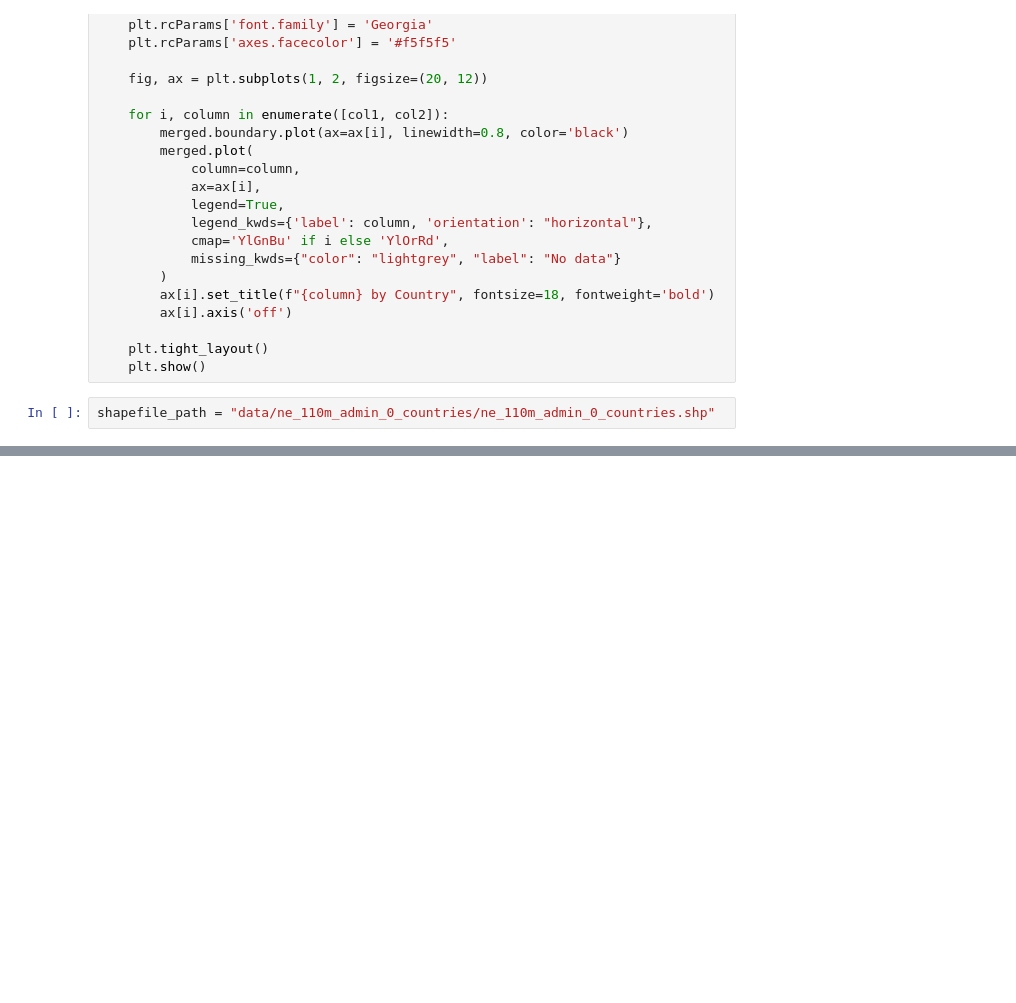
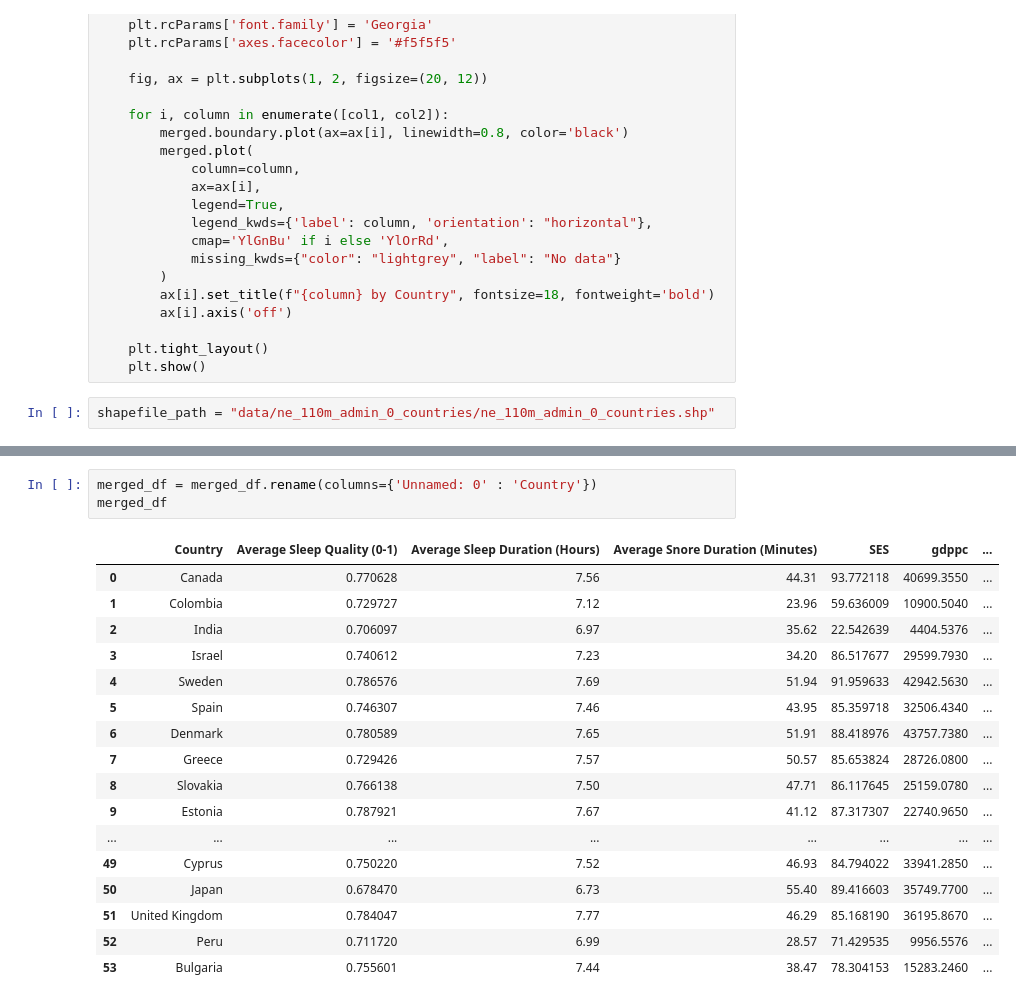
Before and after one commit to matthew-vaught/cogs9-project, a Jupyter notebook: geo.ipynb, the cells around one changed output, grey strips where cells are left out. Drawn from its saved outputs; the diff is of its cells as text; blank space fills up the shorter version.

```diff
--- a/geo.ipynb
+++ b/geo.ipynb
@@ -49,0 +63,21 @@ shapefile_path = "data/ne_110m_admin_0_countries/ne_110m_admin_0_countries.shp"
+# %%
+merged_df = merged_df.rename(columns={'Unnamed: 0' : 'Country'})
+merged_df
+# %% [output]
+|  | Country | Average Sleep Quality (0-1) | Average Sleep Duration (Hours) | Average Snore Duration (Minutes) | SES | gdppc | ... |
+| 0 | Canada | 0.770628 | 7.56 | 44.31 | 93.772118 | 40699.3550 | ... |
+| 1 | Colombia | 0.729727 | 7.12 | 23.96 | 59.636009 | 10900.5040 | ... |
+| 2 | India | 0.706097 | 6.97 | 35.62 | 22.542639 | 4404.5376 | ... |
+| 3 | Israel | 0.740612 | 7.23 | 34.20 | 86.517677 | 29599.7930 | ... |
+| 4 | Sweden | 0.786576 | 7.69 | 51.94 | 91.959633 | 42942.5630 | ... |
+| 5 | Spain | 0.746307 | 7.46 | 43.95 | 85.359718 | 32506.4340 | ... |
+| 6 | Denmark | 0.780589 | 7.65 | 51.91 | 88.418976 | 43757.7380 | ... |
+| 7 | Greece | 0.729426 | 7.57 | 50.57 | 85.653824 | 28726.0800 | ... |
+| 8 | Slovakia | 0.766138 | 7.50 | 47.71 | 86.117645 | 25159.0780 | ... |
+| 9 | Estonia | 0.787921 | 7.67 | 41.12 | 87.317307 | 22740.9650 | ... |
+| ... | ... | ... | ... | ... | ... | ... | ... |
+| 49 | Cyprus | 0.750220 | 7.52 | 46.93 | 84.794022 | 33941.2850 | ... |
+| 50 | Japan | 0.678470 | 6.73 | 55.40 | 89.416603 | 35749.7700 | ... |
+| 51 | United Kingdom | 0.784047 | 7.77 | 46.29 | 85.168190 | 36195.8670 | ... |
+| 52 | Peru | 0.711720 | 6.99 | 28.57 | 71.429535 | 9956.5576 | ... |
+| 53 | Bulgaria | 0.755601 | 7.44 | 38.47 | 78.304153 | 15283.2460 | ... |
```
Also changed, not shown: parts of 3 cells of this notebook.
